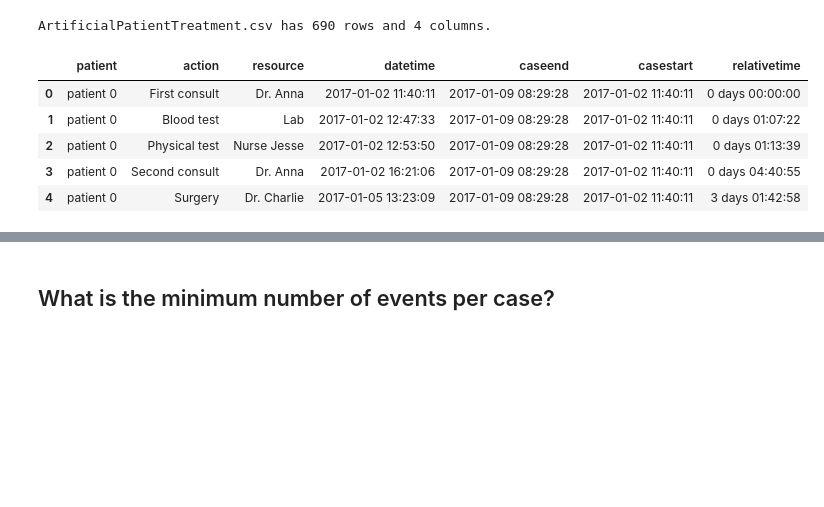
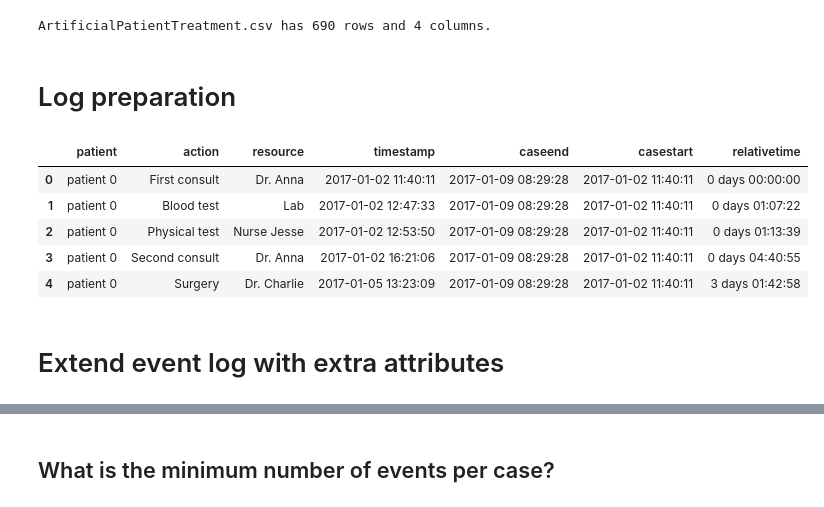
Before and after one commit to william-vw/pm4py_tutorial, a Jupyter notebook: PatientPathways.ipynb, the cells around one changed output, grey strips where cells are left out. Cells and saved outputs as stored; diff of their text form; code cells hidden in the pictures; blank space fills up the shorter version.

```diff
--- a/PatientPathways.ipynb
+++ b/PatientPathways.ipynb
@@ -24,0 +16,13 @@ events.head()
+# %%
+file = 'ArtificialPatientTreatment.csv'
+# row = event about performing *activity* at *timestamp* concerning *patient case*
+# (here, also incl. the *resource* involved; the consulting doctor)
+events = pd.read_csv(file)
+
+# also do some initial data prep
+events.columns = ['patient', 'action', 'resource', 'timestamp']
+events['timestamp'] = pd.to_datetime(events['timestamp'])
+events['action'] = events['action'].apply(lambda x: x.strip())
+
+# print out first few rows to get an idea of the data
+events.head()
@@ -27,15 +38,24 @@ print('{} has {} rows and {} columns.'.format(fn, events.shape[0], events.shape[
 # %% [output]
 ArtificialPatientTreatment.csv has 690 rows and 4 columns.
+# %% [markdown]
+# Log preparation
 # %%
-## Get the case start times to get the time deltas for the 'age' of each activity with respect to start
-case_starts_ends = events.pivot_table(index='patient', aggfunc={'datetime': ['min', 'max']})
+# - per case, get the start and end times
+
+# (start & end times of patient cases =  min. and max. value of all timestamps per patient, respectively)
+case_starts_ends = events.pivot_table(index='patient', aggfunc={'timestamp': ['min', 'max']})
 case_starts_ends = case_starts_ends.reset_index()
 case_starts_ends.columns = ['patient', 'caseend', 'casestart']
+# (add these new columns to event table)
 events = events.merge(case_starts_ends, on='patient')
-events['relativetime'] = events['datetime'] - events['casestart']
+
+
+# - per event, get relative time since start of case
+
+events['relativetime'] = events['timestamp'] - events['casestart']
 events.head()
 # %% [output]
-|  | patient | action | resource | datetime | caseend | casestart | relativetime |
+|  | patient | action | resource | timestamp | caseend | casestart | relativetime |
 | 0 | patient 0 | First consult | Dr. Anna | 2017-01-02 11:40:11 | 2017-01-09 08:29:28 | 2017-01-02 11:40:11 | 0 days 00:00:00 |
 | 1 | patient 0 | Blood test | Lab | 2017-01-02 12:47:33 | 2017-01-09 08:29:28 | 2017-01-02 11:40:11 | 0 days 01:07:22 |
 | 2 | patient 0 | Physical test | Nurse Jesse | 2017-01-02 12:53:50 | 2017-01-09 08:29:28 | 2017-01-02 11:40:11 | 0 days 01:13:39 |
@@ -46 +64,3 @@ events['action'] = events['action'].apply(lambda x: x.strip())
+# %% [markdown]
+# Extend event log with extra attributes
 # %%
```
Also changed, not shown: parts of 107 cells of this notebook, 12 other files.
